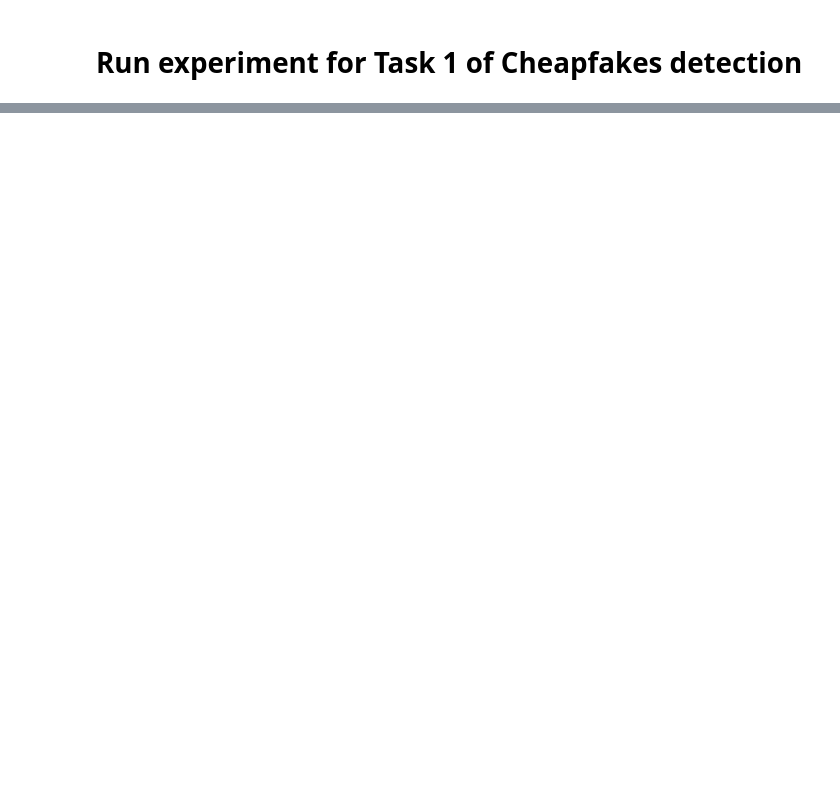
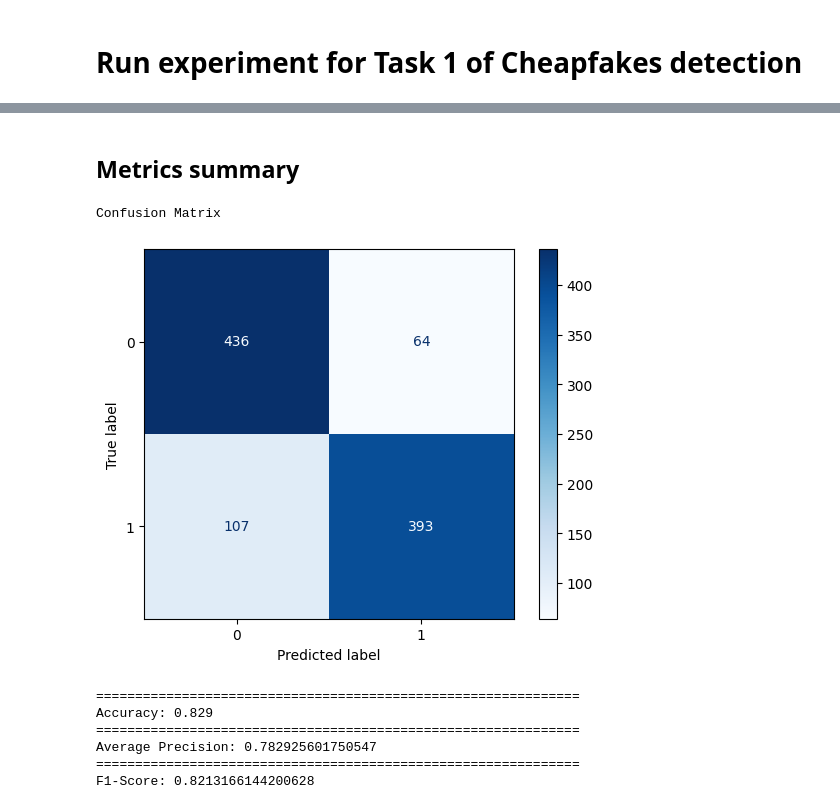
Before and after one commit to twelcone/icmr2024, a Jupyter notebook: icmr2024_cheapfake_challenge.ipynb, the cells around one changed output, grey strips where cells are left out. Drawn from its saved outputs; the diff is of its cells as text; code cells hidden in the pictures; blank space fills up the shorter version.

```diff
--- a/icmr2024_cheapfake_challenge.ipynb
+++ b/icmr2024_cheapfake_challenge.ipynb
@@ -98,0 +165,39 @@ Resolving deltas: 100% (11181/11181), done.
+# %% [markdown]
+## Metrics summary
+# %%
+#@title Read csv log as dataframe
+import os
+import pandas as pd
+
+log_file_path = os.path.join(os.environ["OUTPUT_FOLDER"], "results/log_result_our_methods.csv")
+log_df = pd.read_csv(log_file_path)
+# %%
+#@title Effectiveness
+
+from sklearn.metrics import accuracy_score, average_precision_score, f1_score, confusion_matrix, ConfusionMatrixDisplay
+import matplotlib.pyplot as plt
+
+
+y_true = log_df["actual_context"].tolist()
+y_pred = log_df["predicted_context"].tolist()
+
+print("Confusion Matrix")
+matrix = confusion_matrix(y_true, y_pred)
+plot_matrix = ConfusionMatrixDisplay(confusion_matrix=matrix)
+plot_matrix.plot(cmap=plt.cm.Blues)
+plt.show()
+print("==============================================================")
+print(f"Accuracy: {accuracy_score(y_true, y_pred)}")
+print("==============================================================")
+print(f"Average Precision: {average_precision_score(y_true, y_pred)}")
+print("==============================================================")
+print(f"F1-Score: {f1_score(y_true, y_pred)}")
+# %% [output]
+Confusion Matrix
+[figure, added]
+==============================================================
+Accuracy: 0.829
+==============================================================
+Average Precision: 0.782925601750547
+==============================================================
+F1-Score: 0.8213166144200628
```
Also changed, not shown: parts of 14 cells of this notebook, 2 other files.
